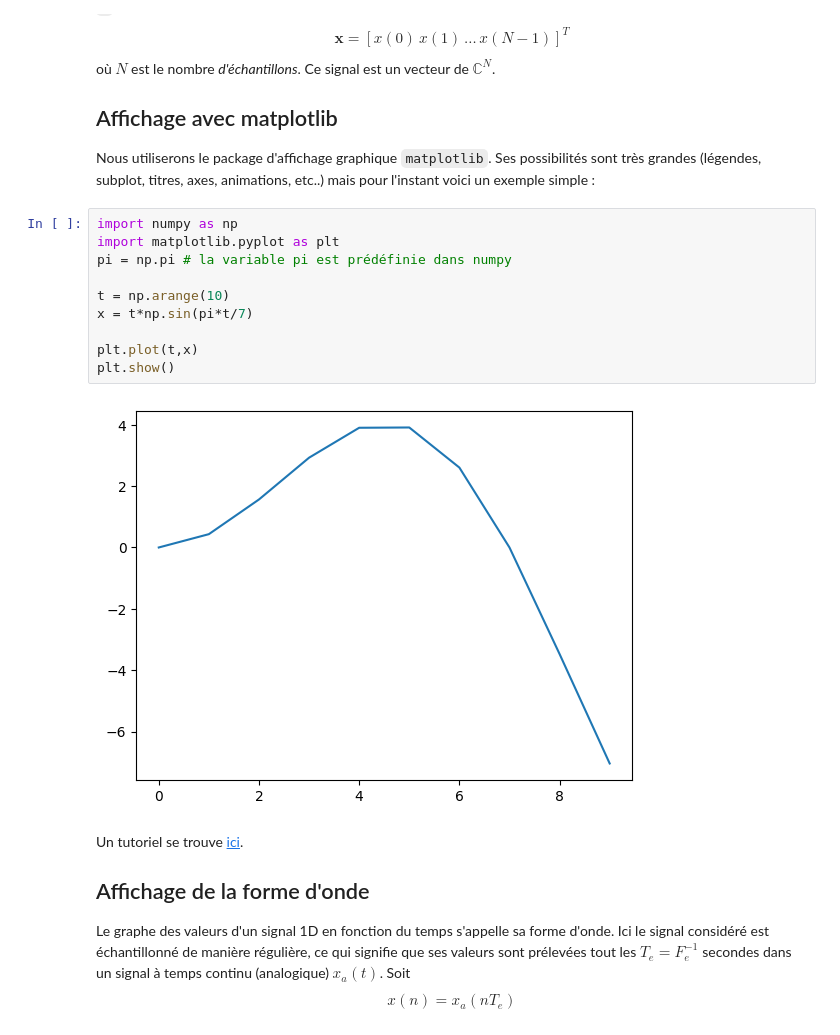
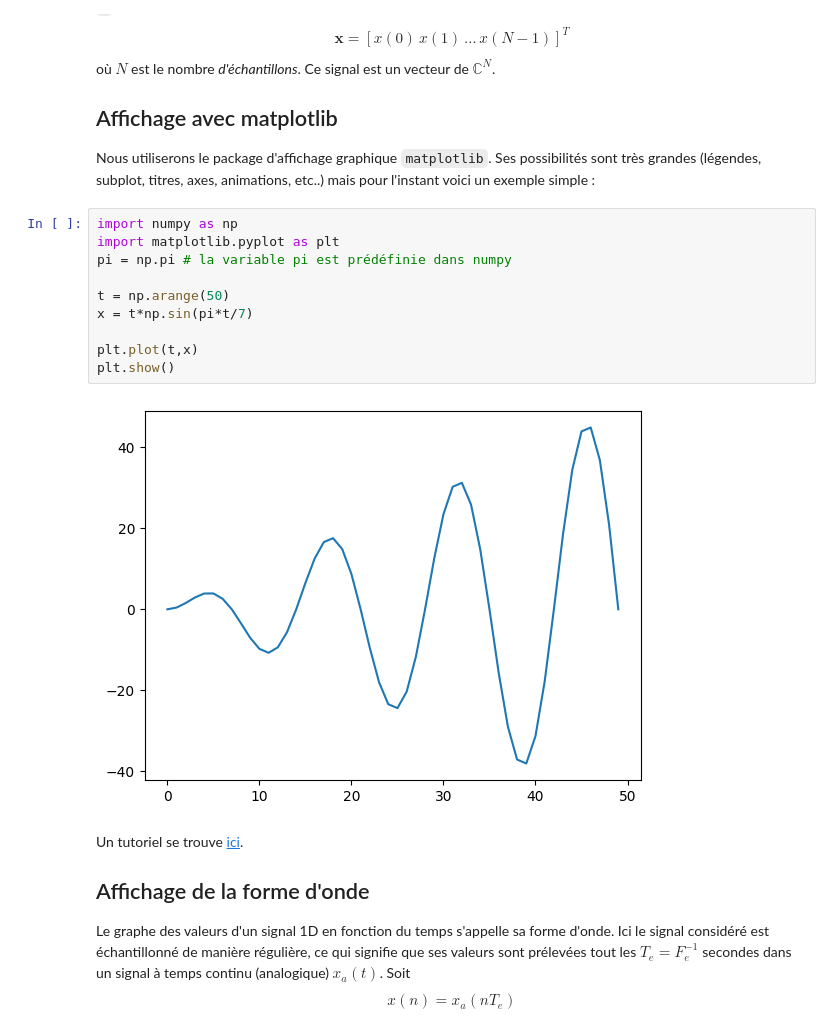
Before and after one commit to Bastaxeloux/si101proj, a Jupyter notebook: fichierwav.ipynb, the cells around one changed output. Saved outputs shown, nothing was run; the diff lists cells and outputs as text.

```diff
--- a/fichierwav.ipynb
+++ b/fichierwav.ipynb
@@ -36,15 +36,15 @@ Nous utiliserons le package d'affichage graphique `matplotlib`. Ses possibilité
 # %%
 import numpy as np
 import matplotlib.pyplot as plt
 pi = np.pi # la variable pi est prédéfinie dans numpy
 
-t = np.arange(10)
+t = np.arange(50)
 x = t*np.sin(pi*t/7)
 
 plt.plot(t,x)
 plt.show()
 # %% [output]
-[figure, old version]
+[figure, new version]
 # %% [markdown]
 Un tutoriel se trouve [ici](https://matplotlib.org/stable/tutorials/introductory/pyplot.html#sphx-glr-tutorials-introductory-pyplot-py).
 ## Affichage de la forme d'onde
```
Also changed, not shown: 2 other files.
